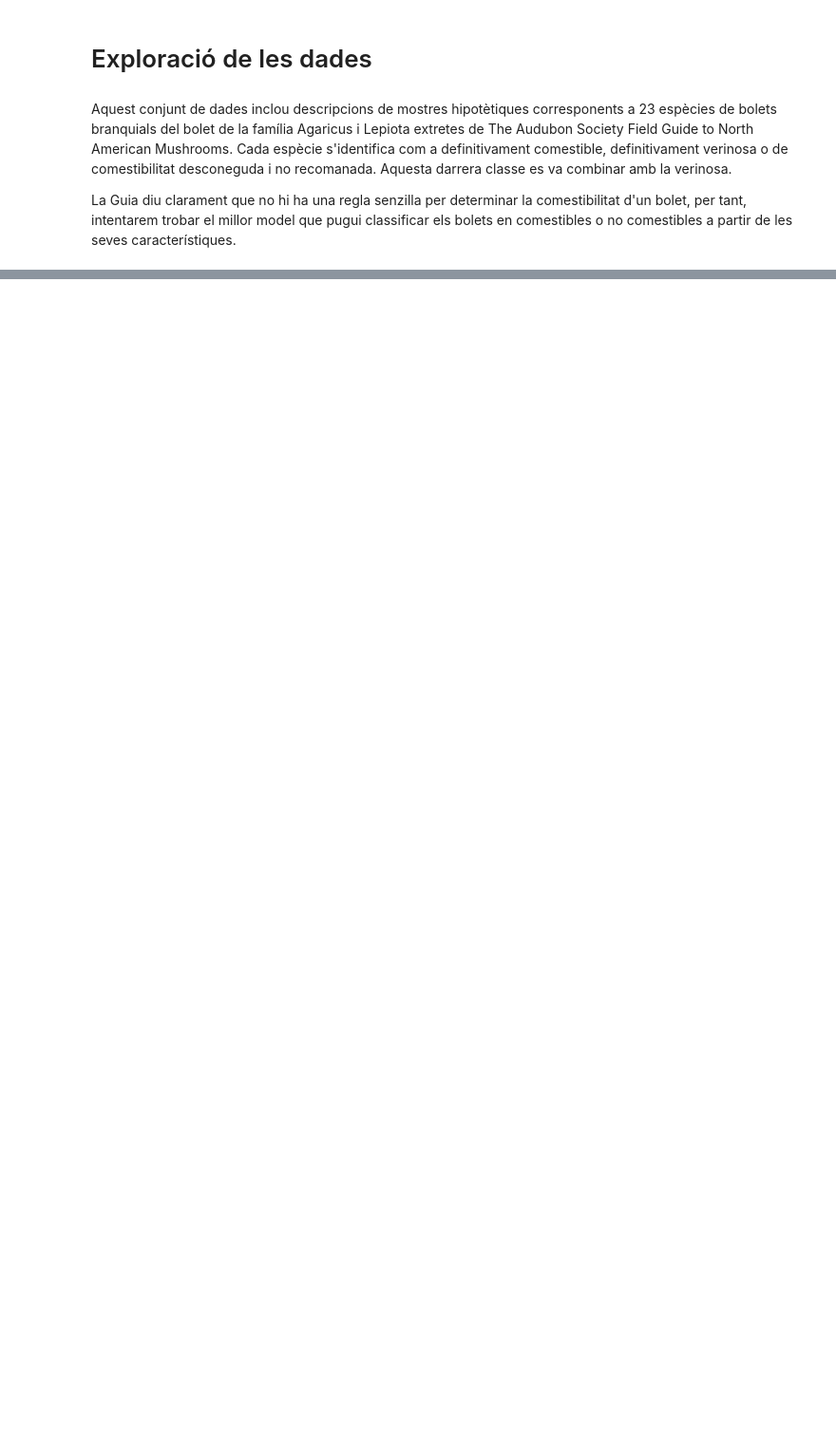
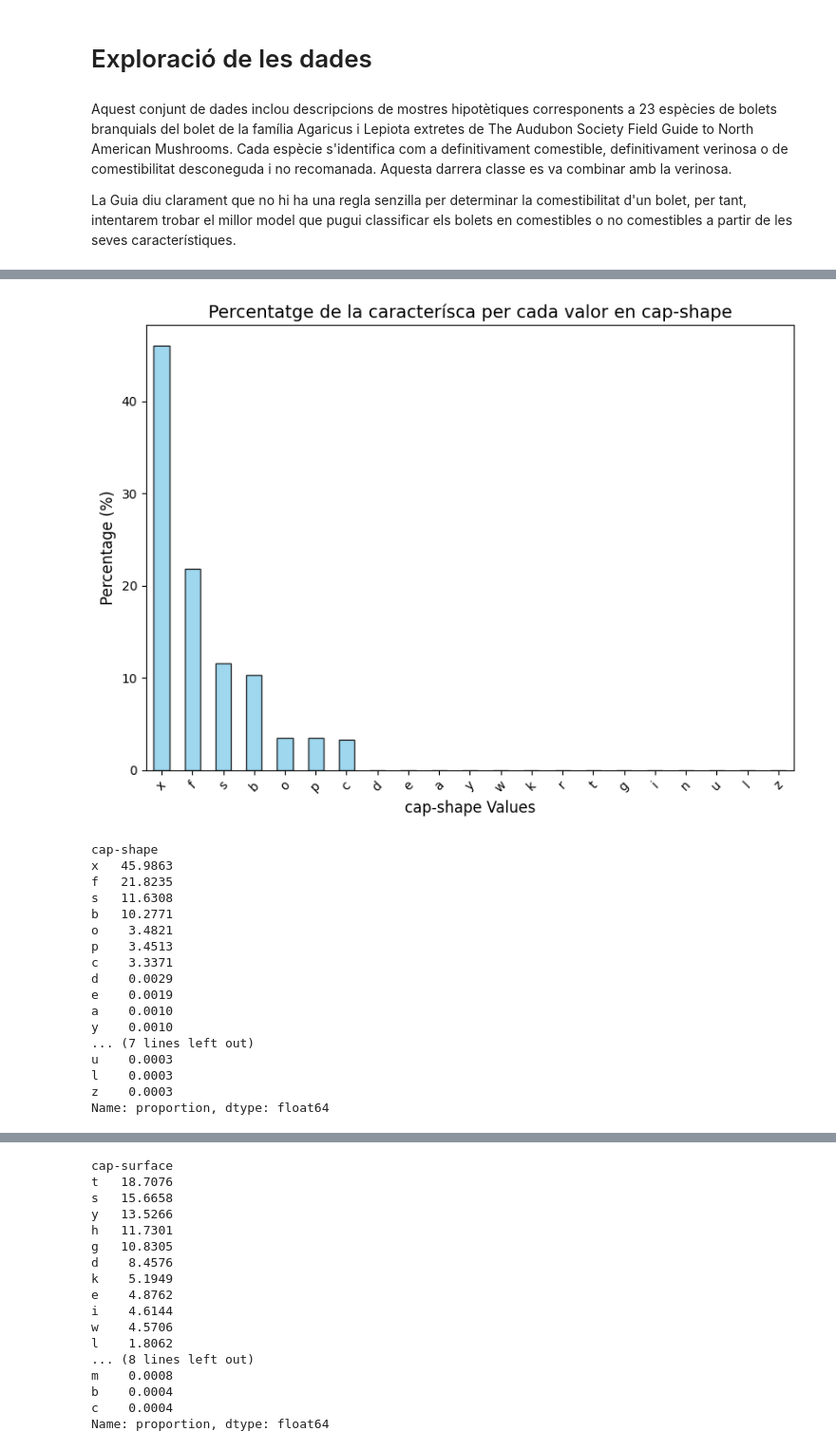
Before and after one commit to isma-fernandez/Kaggle---Mushroom-Classification, a Jupyter notebook: mushroom.ipynb, the cells around one changed output, grey strips where cells are left out. Shown at 95% size. Saved outputs shown, nothing was run; the diff lists cells and outputs as text; code cells hidden in the pictures; blank space fills up the shorter version.

```diff
--- a/mushroom.ipynb
+++ b/mushroom.ipynb
@@ -313,0 +163,7 @@ Warning: Total number of columns (109) exceeds max_columns (20) limiting to firs
+# %%
+object_columns = [col for col in df.columns if df[col].dtype == 'object']
+numeric_columns = [col for col in df.columns if df[col].dtype == 'float64']
+
+for column in object_columns:
+    print(column)
+    print(df[column].unique())
@@ -313,0 +210,16 @@ Warning: Total number of columns (109) exceeds max_columns (20) limiting to firs
+# %%
+def clean_dataset(df):
+    filtered_df = df
+    for col in object_columns:
+      if col in filtered_df.columns:
+        filtered_df[col] = filtered_df[col].where(filtered_df[col].astype(str).str.match(r'^[a-zA-Z]$'))
+    for column in object_columns:
+        print(column)
+        print(filtered_df[column].unique())
+    """
+    for col in object_columns:
+      if col in df_test.columns:
+        df_test[col] = df_test[col].where(df_test[col].astype(str).str.match(r'^[a-zA-Z]$'))
+    """
+    return filtered_df
+filtered_df = clean_dataset(df)
@@ -313,0 +272,39 @@ Warning: Total number of columns (109) exceeds max_columns (20) limiting to firs
+# %%
+def plot_characteristic_percentages(df):
+    for col in object_columns:
+        if col in df.columns and col != 'class':
+            value_counts = df[col].value_counts(normalize=True) * 100
+
+            plt.figure(figsize=(8, 6))
+            value_counts.plot(kind='bar', color='skyblue', edgecolor='black', alpha=0.8)
+            plt.title(f'Percentatge de la caracterísca per cada valor en {col}', fontsize=14)
+            plt.xlabel(f'{col} Values', fontsize=12)
+            plt.ylabel('Percentage (%)', fontsize=12)
+            plt.xticks(rotation=45, fontsize=10)
+            plt.yticks(fontsize=10)
+            plt.tight_layout()
+            plt.show()
+            print(value_counts)
+            print("")
+
+plot_characteristic_percentages(filtered_df)
+plt.close()
+# %% [output]
+[figure, added]
+cap-shape
+x   45.9863
+f   21.8235
+s   11.6308
+b   10.2771
+o    3.4821
+p    3.4513
+c    3.3371
+d    0.0029
+e    0.0019
+a    0.0010
+y    0.0010
+... (7 lines left out)
+u    0.0003
+l    0.0003
+z    0.0003
+Name: proportion, dtype: float64
@@ -313,0 +312,17 @@ Warning: Total number of columns (109) exceeds max_columns (20) limiting to firs
+cap-surface
+t   18.7076
+s   15.6658
+y   13.5266
+h   11.7301
+g   10.8305
+d    8.4576
+k    5.1949
+e    4.8762
+i    4.6144
+w    4.5706
+l    1.8062
+... (8 lines left out)
+m    0.0008
+b    0.0004
+c    0.0004
+Name: proportion, dtype: float64
```
Also changed, not shown: parts of 98 cells of this notebook, 5 other files.
